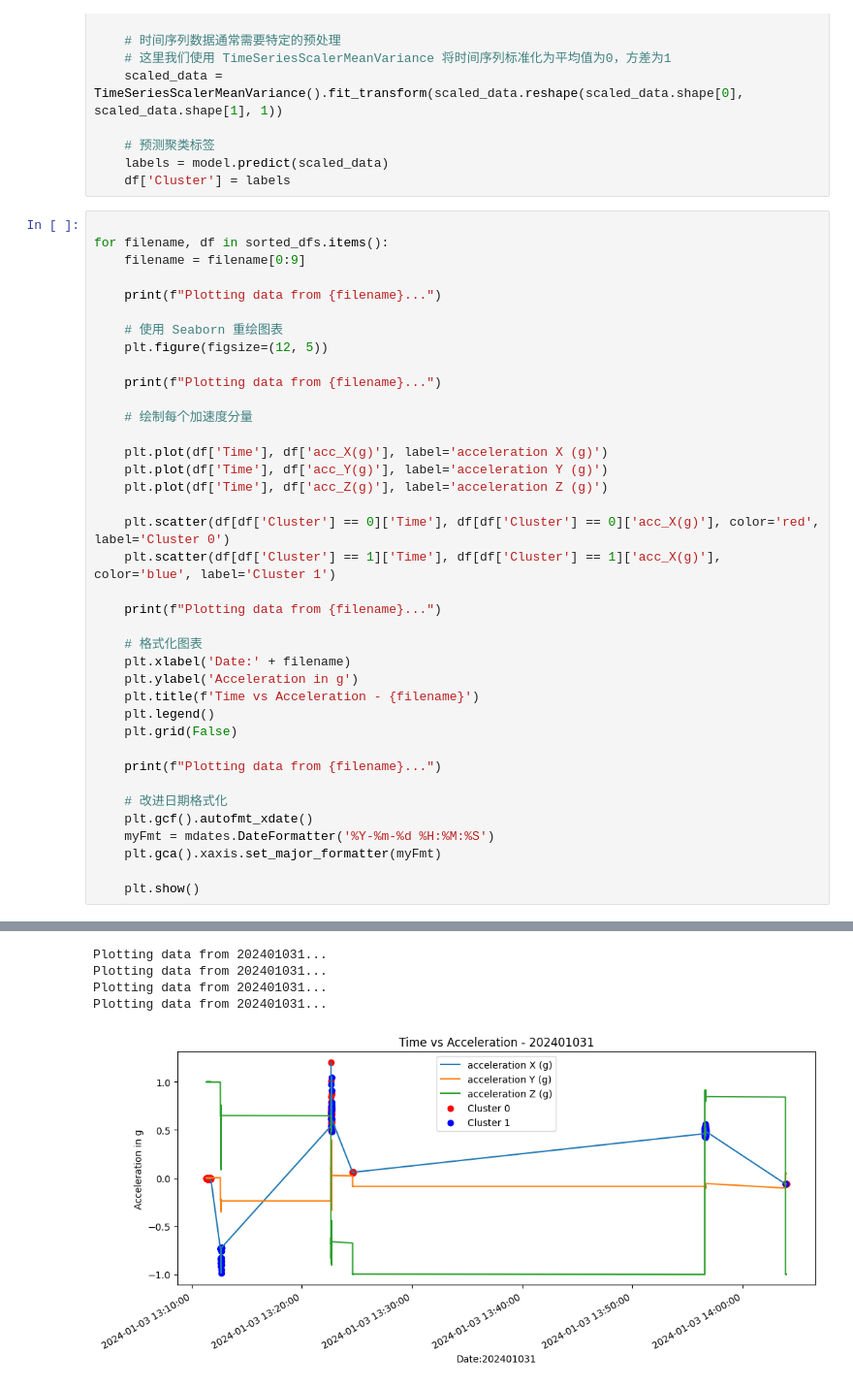
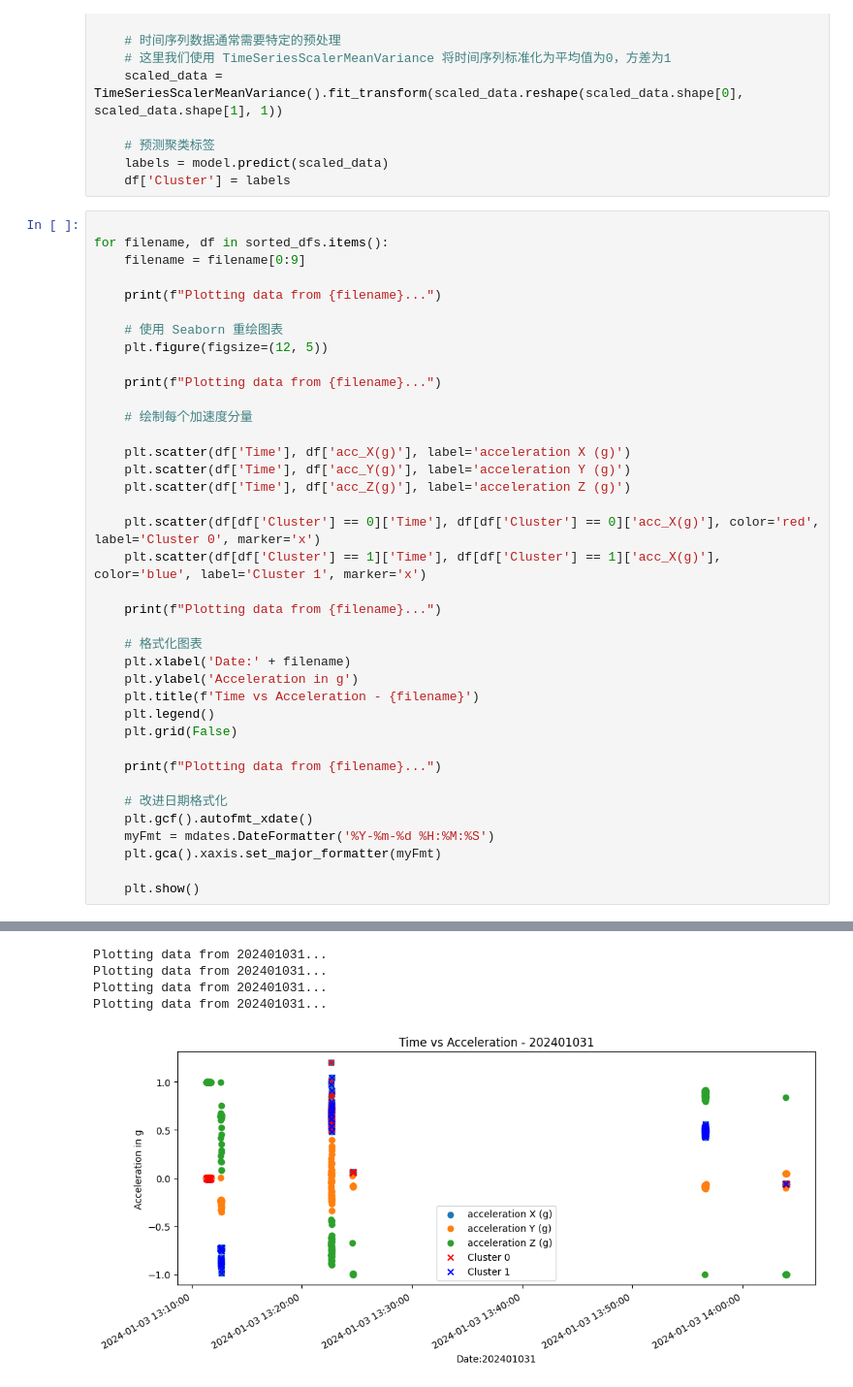
Before and after one commit to bill-unitech2021/motion_recognition_with_sensor_data, a Jupyter notebook: 03_classification.ipynb, the cells around one changed output, grey strips where cells are left out. Shown at 97% size. Drawn from its saved outputs; the diff is of its cells as text.

```diff
--- a/03_classification.ipynb
+++ b/03_classification.ipynb
@@ -170,12 +170,12 @@ for filename, df in sorted_dfs.items():
 
     # 绘制每个加速度分量
 
-    plt.plot(df['Time'], df['acc_X(g)'], label='acceleration X (g)')
-    plt.plot(df['Time'], df['acc_Y(g)'], label='acceleration Y (g)')
-    plt.plot(df['Time'], df['acc_Z(g)'], label='acceleration Z (g)')
+    plt.scatter(df['Time'], df['acc_X(g)'], label='acceleration X (g)')
+    plt.scatter(df['Time'], df['acc_Y(g)'], label='acceleration Y (g)')
+    plt.scatter(df['Time'], df['acc_Z(g)'], label='acceleration Z (g)')
 
-    plt.scatter(df[df['Cluster'] == 0]['Time'], df[df['Cluster'] == 0]['acc_X(g)'], color='red', label='Cluster 0')
-    plt.scatter(df[df['Cluster'] == 1]['Time'], df[df['Cluster'] == 1]['acc_X(g)'], color='blue', label='Cluster 1')
+    plt.scatter(df[df['Cluster'] == 0]['Time'], df[df['Cluster'] == 0]['acc_X(g)'], color='red', label='Cluster 0', marker='x')
+    plt.scatter(df[df['Cluster'] == 1]['Time'], df[df['Cluster'] == 1]['acc_X(g)'], color='blue', label='Cluster 1', marker='x')
 
     print(f"Plotting data from {filename}...")
 
@@ -218,8 +218,8 @@ Plotting data from 202401021...
 Plotting data from 202401031...
 Plotting data from 202401031...
 Plotting data from 202401031...
 Plotting data from 202401031...
-[figure, old version]
+[figure, new version]
 Plotting data from 202401031...
 Plotting data from 202401031...
 Plotting data from 202401031...
```
Also changed, not shown: parts of 1 cell of this notebook.
